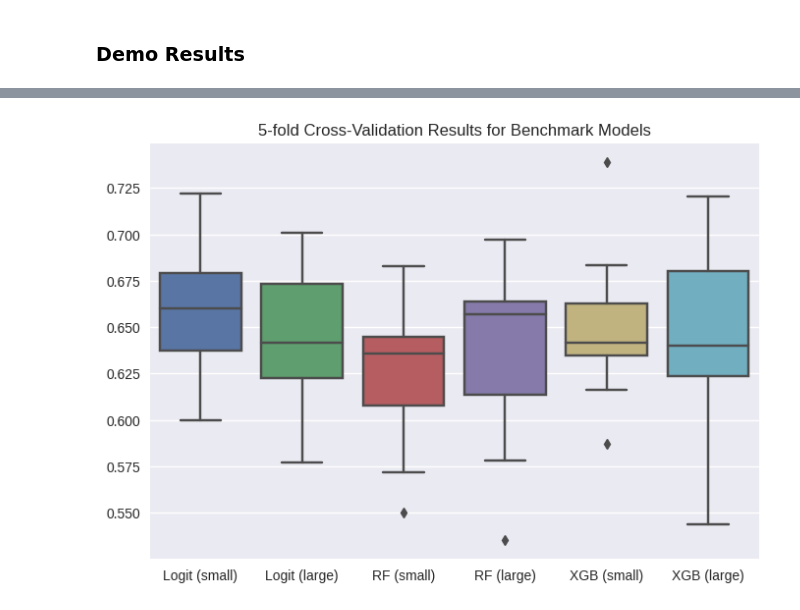
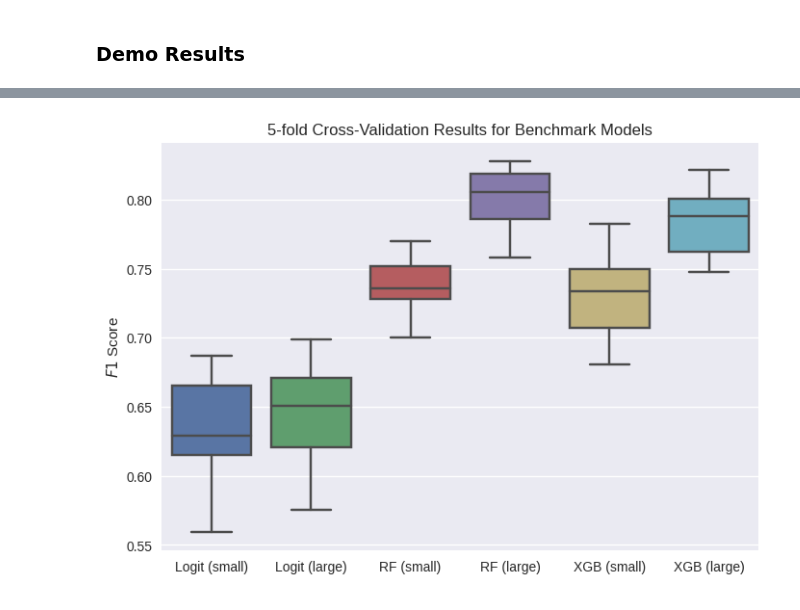
Before and after one commit to anasashb/predictive_modeling_credit_risk, a Jupyter notebook: model_validation/val_notebook.ipynb, the cells around one changed output, grey strips where cells are left out. Saved outputs shown, nothing was run; the diff lists cells and outputs as text; code cells hidden in the pictures.

```diff
--- a/model_validation/val_notebook.ipynb
+++ b/model_validation/val_notebook.ipynb
@@ -292,6 +298,6 @@ Best Parameters: {'max_depth': 10, 'n_estimators': 850}
 # %%
-rf_scores_small = validating_small.RF_validate(n_estimators=850,
-                                           max_depth=10)
+rf_scores_small = validating_small.RF_validate(n_estimators=800,
+                                           max_depth=20)
 # %% [output]
 Results:
 ----------------------------------------------------------------------------------------------------
@@ -321,7 +327,7 @@ Best Parameters: {'learning_rate': 0.01, 'max_depth': 2, 'n_estimators': 450}
 # %%
-xgb_scores_small = validating_small.XGB_validate(n_estimators=450,
-                                                 max_depth=2,
-                                                 learning_rate=0.01)
+xgb_scores_small = validating_small.XGB_validate(n_estimators=150,
+                                                 max_depth=10,
+                                                 learning_rate=0.1)
 # %% [output]
 Results:
 ----------------------------------------------------------------------------------------------------
@@ -355,6 +361,6 @@ Best Parameters: {'max_depth': 10, 'n_estimators': 250}
 # %%
-rf_scores_large = validating_large.RF_validate(n_estimators=250,
-                                           max_depth=10)
+rf_scores_large = validating_large.RF_validate(n_estimators=450,
+                                           max_depth=20)
 # %% [output]
 Results:
 ----------------------------------------------------------------------------------------------------
@@ -384,7 +390,7 @@ Best Parameters: {'learning_rate': 0.05, 'max_depth': 3, 'n_estimators': 150}
 # %%
-xgb_scores_large = validating_large.XGB_validate(n_estimators=150,
-                                                 max_depth=3,
-                                                 learning_rate=0.05)
+xgb_scores_large = validating_large.XGB_validate(n_estimators=550,
+                                                 max_depth=9,
+                                                 learning_rate=0.01)
 # %% [output]
 Results:
 ----------------------------------------------------------------------------------------------------
@@ -419,8 +425,9 @@ val_scores
 # %%
 # A bxplot for the results
 sns.boxplot(data = val_scores)
 plt.title('5-fold Cross-Validation Results for Benchmark Models')
+plt.ylabel('$F1$ Score')
 plt.show()
 plt.close()
 # %% [output]
-[figure, old version]
+[figure, new version]
```
Also changed, not shown: parts of 18 cells of this notebook.
